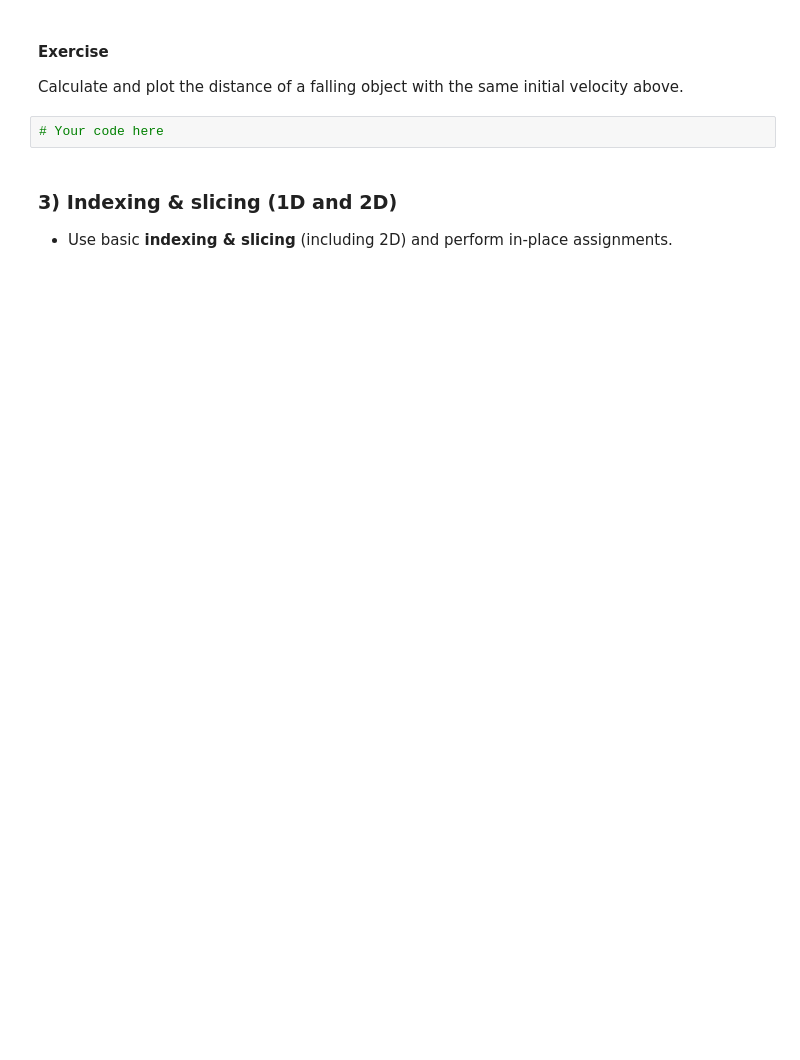
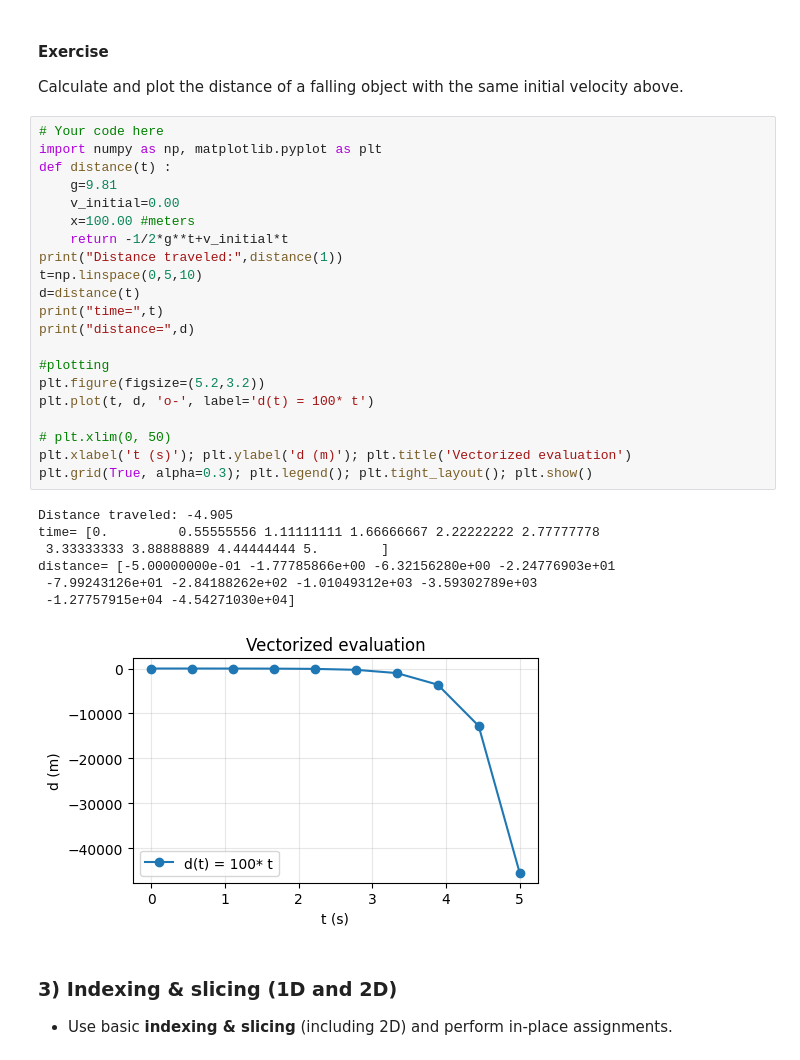
Before and after one commit to sshashkina/Engineering-Methods, a Jupyter notebook: Leacture 7_NumPy_Exercise.ipynb, the cells around one changed output. Cells and saved outputs as stored; diff of their text form; blank space fills up the shorter version.

```diff
--- a/Leacture 7_NumPy_Exercise.ipynb
+++ b/Leacture 7_NumPy_Exercise.ipynb
@@ -63,6 +94,33 @@ plt.grid(True, alpha=0.3); plt.legend(); plt.tight_layout(); plt.show()
 Calculate and plot the distance of a falling object with the same initial velocity above.
 # %%
 # Your code here
+import numpy as np, matplotlib.pyplot as plt
+def distance(t) :
+    g=9.81
+    v_initial=0.00
+    x=100.00 #meters
+    return -1/2*g**t+v_initial*t
+print("Distance traveled:",distance(1))
+t=np.linspace(0,5,10)
+d=distance(t)
+print("time=",t)
+print("distance=",d)
+
+#plotting
+plt.figure(figsize=(5.2,3.2))
+plt.plot(t, d, 'o-', label='d(t) = 100* t')
+
+# plt.xlim(0, 50)
+plt.xlabel('t (s)'); plt.ylabel('d (m)'); plt.title('Vectorized evaluation')
+plt.grid(True, alpha=0.3); plt.legend(); plt.tight_layout(); plt.show()
+# %% [output]
+Distance traveled: -4.905
+time= [0.         0.55555556 1.11111111 1.66666667 2.22222222 2.77777778
+ 3.33333333 3.88888889 4.44444444 5.        ]
+distance= [-5.00000000e-01 -1.77785866e+00 -6.32156280e+00 -2.24776903e+01
+ -7.99243126e+01 -2.84188262e+02 -1.01049312e+03 -3.59302789e+03
+ -1.27757915e+04 -4.54271030e+04]
+[figure, added]
 # %% [markdown]
 ### 3) Indexing & slicing (1D and 2D)
 - Use basic **indexing & slicing** (including 2D) and perform in-place assignments.
```
Also changed, not shown: parts of 10 cells of this notebook.
